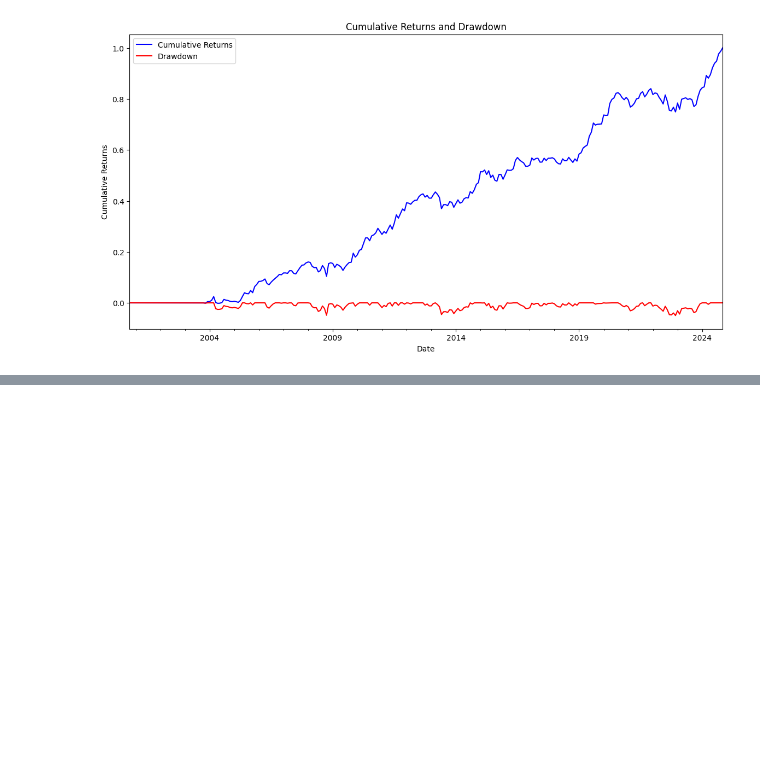
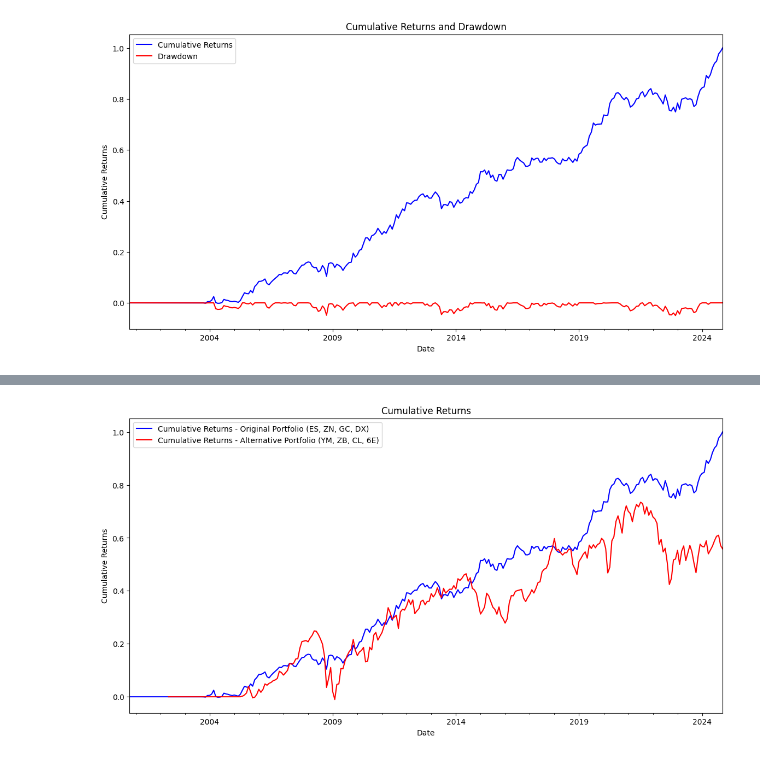
Before and after one commit to Udacity-AI-for-Trading-Strategies/Evaluating-and-Backtesting-a-Dynamic-Investment-Strategy, a Jupyter notebook: projectv2.ipynb, the cells around one changed output, grey strips where cells are left out. Drawn from its saved outputs; the diff is of its cells as text; code cells hidden in the pictures; blank space fills up the shorter version.

```diff
--- a/projectv2.ipynb
+++ b/projectv2.ipynb
@@ -428,0 +520,13 @@ plt.show()
+# %%
+# Compare the performance of the two risk parity portfolios
+# Plot portfolio performance
+fig, ax = plt.subplots(figsize=(14, 7))
+(cumulative_returns - 1).plot(ax=ax, label='Cumulative Returns - Original Portfolio (ES, ZN, GC, DX)', color='blue')
+(cumulative_returns_alt - 1).plot(ax=ax, label='Cumulative Returns - Alternative Portfolio (YM, ZB, CL, 6E)', color='red')
+ax.set_title('Cumulative Returns')
+ax.set_ylabel('Cumulative Returns')
+ax.set_xlabel('Date')
+ax.legend()
+plt.show()
+# %% [output]
+[figure, added]
```
Also changed, not shown: parts of 9 cells of this notebook.
